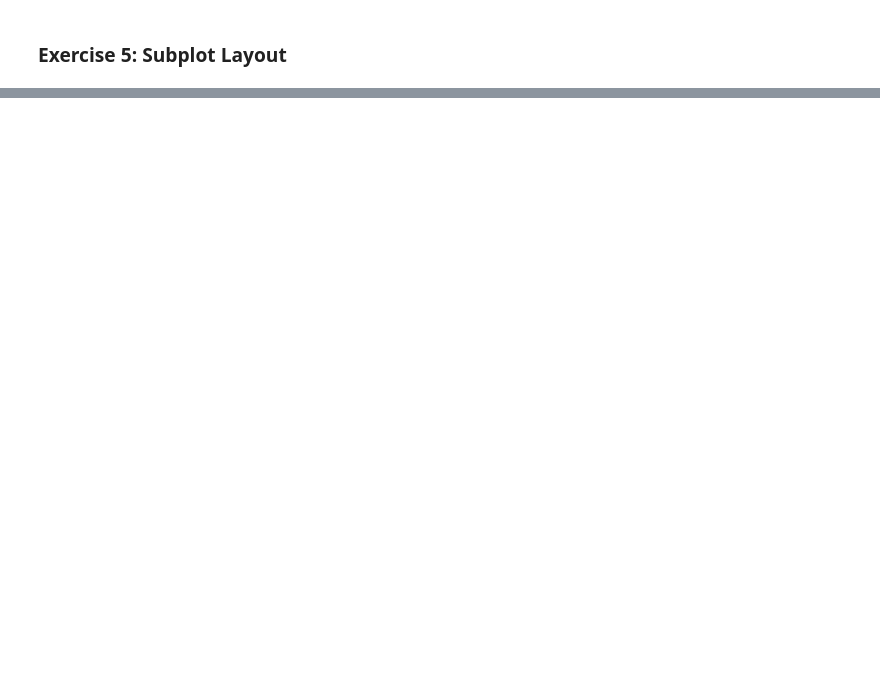
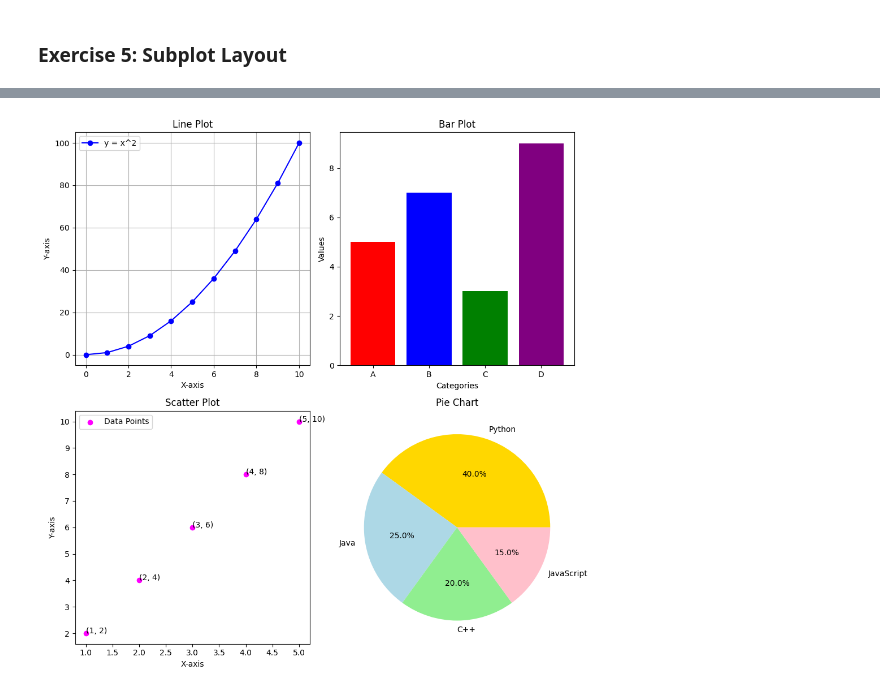
Before and after one commit to Varun2183/python-jupyter-template, a Jupyter notebook: src/5-subplot.ipynb, the cells around one changed output, grey strips where cells are left out. Drawn from its saved outputs; the diff is of its cells as text; code cells hidden in the pictures; blank space fills up the shorter version.

```diff
--- a/src/5-subplot.ipynb
+++ b/src/5-subplot.ipynb
@@ -53,0 +6,93 @@ plt.show()
+# %%
+import matplotlib.pyplot as plt
+import numpy as np
+
+# Validation functions
+def validate_data(x, y):
+    if not x or not y:
+        raise ValueError("X and Y data cannot be empty.")
+    if len(x) != len(y):
+        raise ValueError("X and Y must have the same length.")
+    if not all(isinstance(i, (int, float)) for i in x + y):
+        raise TypeError("X and Y values must be numeric.")
+
+def validate_bar_data(categories, values):
+    if not categories or not values:
+        raise ValueError("Categories and values cannot be empty.")
+    if len(categories) != len(values):
+        raise ValueError("Categories and values must have the same length.")
+    if not all(isinstance(i, (int, float)) for i in values):
+        raise TypeError("Values in bar chart must be numeric.")
+
+def validate_scatter_data(x, y):
+    validate_data(x, y)  # Reuse line plot validation
+
+def validate_pie_data(labels, sizes):
+    if not labels or not sizes:
+        raise ValueError("Labels and sizes cannot be empty.")
+    if len(labels) != len(sizes):
+        raise ValueError("Labels and sizes must have the same length.")
+    if not all(isinstance(i, (int, float)) and i > 0 for i in sizes):
+        raise ValueError("Sizes must be positive numeric values.")
+
+# Data for each plot
+x = list(range(11))
+y = [i**2 for i in x]
+
+categories = ['A', 'B', 'C', 'D']
+values = [5, 7, 3, 9]
+
+x_scatter = [1, 2, 3, 4, 5]
+y_scatter = [2, 4, 6, 8, 10]
+
+labels = ['Python', 'Java', 'C++', 'JavaScript']
+sizes = [40, 25, 20, 15]
+
+# Validate data before plotting
+try:
+    validate_data(x, y)
+    validate_bar_data(categories, values)
+    validate_scatter_data(x_scatter, y_scatter)
+    validate_pie_data(labels, sizes)
+
+    # Creating a 2x2 subplot layout
+    fig, axes = plt.subplots(2, 2, figsize=(10, 10))
+
+    # Line Plot
+    axes[0, 0].plot(x, y, marker='o', linestyle='-', color='b', label='y = x^2')
+    axes[0, 0].set_title('Line Plot')
+    axes[0, 0].set_xlabel('X-axis')
+    axes[0, 0].set_ylabel('Y-axis')
+    axes[0, 0].grid(True)
+    axes[0, 0].legend()
+
+    # Bar Plot
+    colors = ['red', 'blue', 'green', 'purple']
+    axes[0, 1].bar(categories, values, color=colors)
+    axes[0, 1].set_title('Bar Plot')
+    axes[0, 1].set_xlabel('Categories')
+    axes[0, 1].set_ylabel('Values')
+
+    # Scatter Plot
+    axes[1, 0].scatter(x_scatter, y_scatter, color='magenta', label='Data Points')
+    for i, txt in enumerate(zip(x_scatter, y_scatter)):
+        axes[1, 0].annotate(txt, (x_scatter[i], y_scatter[i]))
+    axes[1, 0].set_title('Scatter Plot')
+    axes[1, 0].set_xlabel('X-axis')
+    axes[1, 0].set_ylabel('Y-axis')
+    axes[1, 0].legend()
+
+    # Pie Chart
+    axes[1, 1].pie(sizes, labels=labels, autopct='%1.1f%%', colors=['gold', 'lightblue', 'lightgreen', 'pink'])
+    axes[1, 1].set_title('Pie Chart')
+
+    # Adjust layout
+    plt.tight_layout()
+    plt.show()
+
+except ValueError as ve:
+    print(f"ValueError: {ve}")
+except TypeError as te:
+    print(f"TypeError: {te}")
+# %% [output]
+[figure, added]
```
Also changed, not shown: parts of 2 cells of this notebook, 5 other files.
